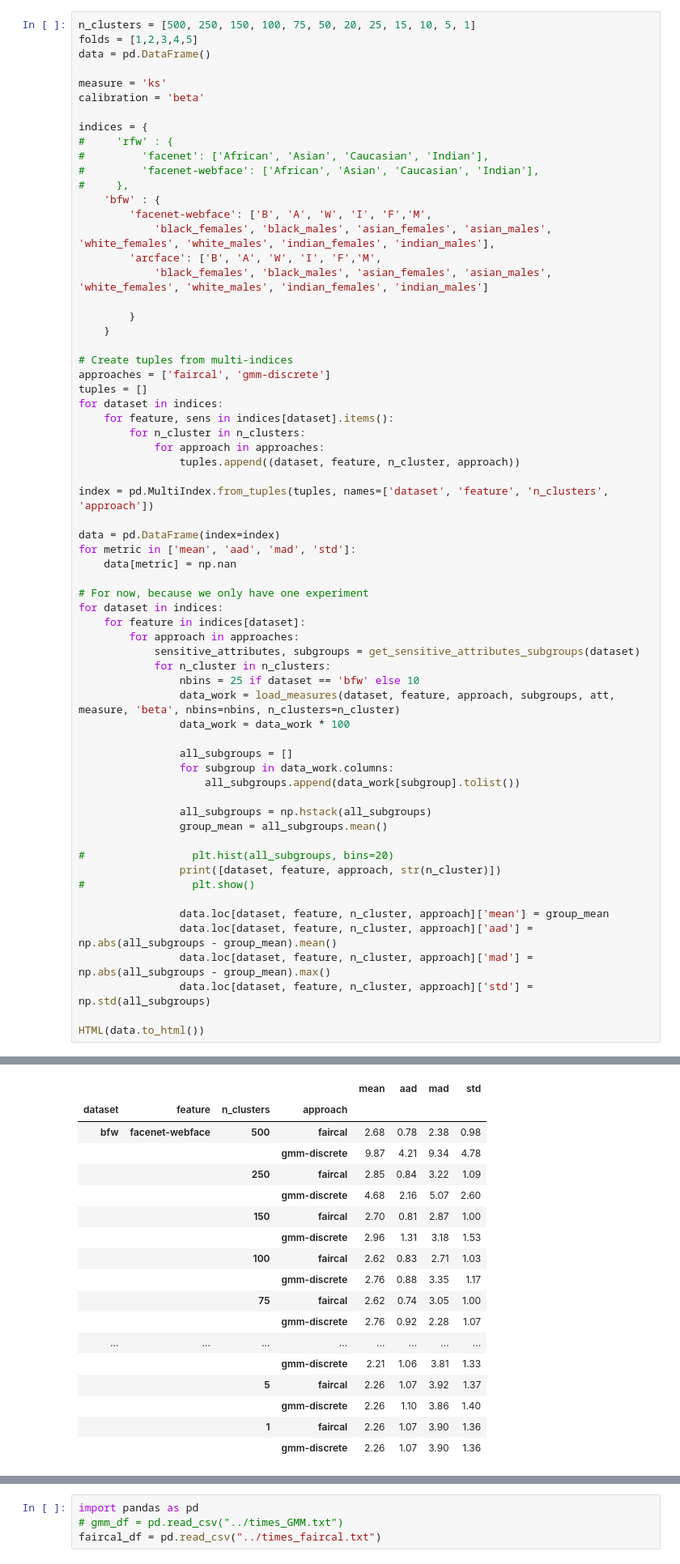
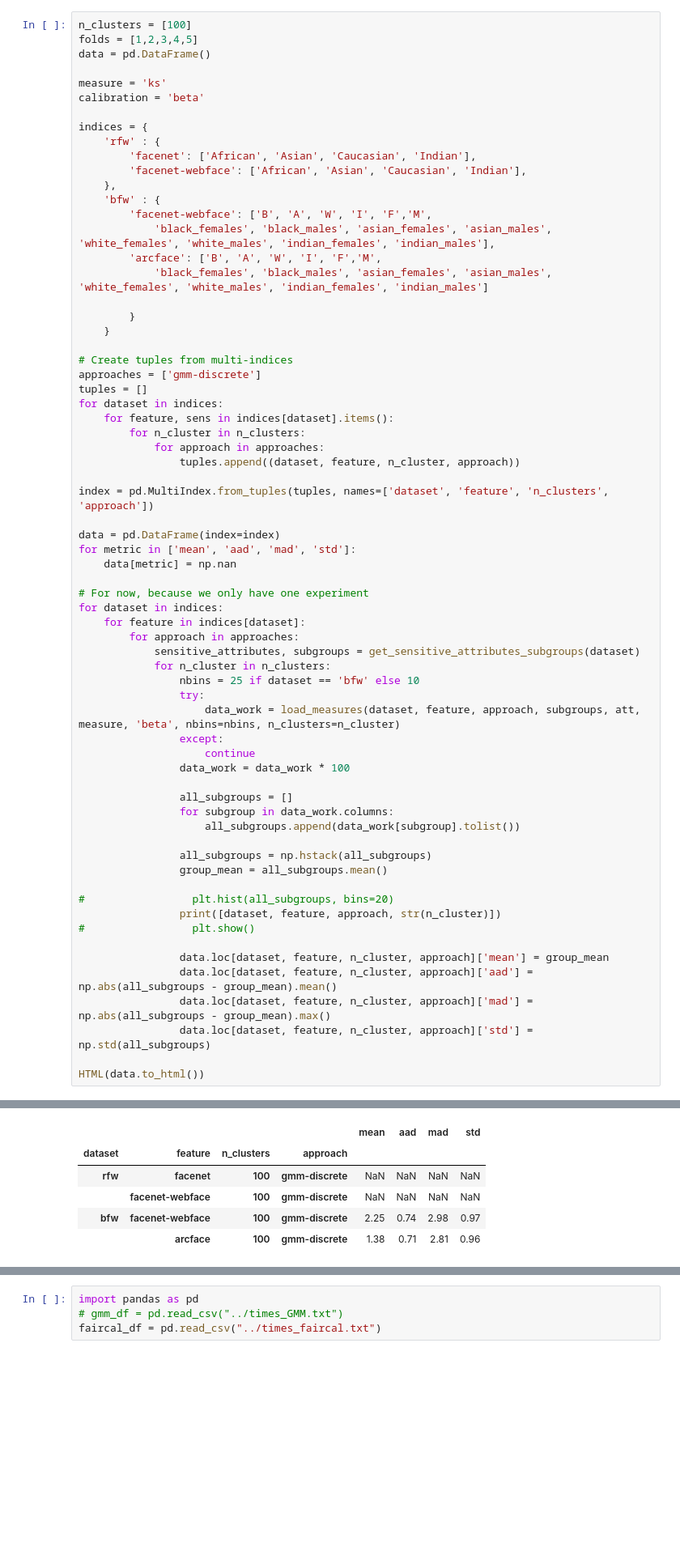
Before and after one commit to margajdon/reproduction-FAIRCAL, a Jupyter notebook: notebooks/GMM Analysis.ipynb, the cells around one changed output, grey strips where cells are left out. Shown at 81% size. Drawn from its saved outputs; the diff is of its cells as text; blank space fills up the shorter version.

```diff
--- a/notebooks/GMM Analysis.ipynb
+++ b/notebooks/GMM Analysis.ipynb
@@ -125,7 +126,7 @@ def get_sensitive_attributes_subgroups(dataset):
         }
     return sensitive_attributes, subgroups
 # %%
-n_clusters = [500, 250, 150, 100, 75, 50, 20, 25, 15, 10, 5, 1]
+n_clusters = [100]
 folds = [1,2,3,4,5]
 data = pd.DataFrame()
 
@@ -133,10 +134,10 @@ measure = 'ks'
 calibration = 'beta'
 
 indices = {
-#     'rfw' : {
-#         'facenet': ['African', 'Asian', 'Caucasian', 'Indian'],
-#         'facenet-webface': ['African', 'Asian', 'Caucasian', 'Indian'],
-#     },
+    'rfw' : {
+        'facenet': ['African', 'Asian', 'Caucasian', 'Indian'],
+        'facenet-webface': ['African', 'Asian', 'Caucasian', 'Indian'],
+    },
     'bfw' : {
         'facenet-webface': ['B', 'A', 'W', 'I', 'F','M',
             'black_females', 'black_males', 'asian_females', 'asian_males', 'white_females', 'white_males', 'indian_females', 'indian_males'],
@@ -147,7 +148,7 @@ indices = {
     }
 
 # Create tuples from multi-indices
-approaches = ['faircal', 'gmm-discrete']
+approaches = ['gmm-discrete']
 tuples = []
 for dataset in indices:
     for feature, sens in indices[dataset].items():
@@ -168,7 +169,10 @@ for dataset in indices:
             sensitive_attributes, subgroups = get_sensitive_attributes_subgroups(dataset)
             for n_cluster in n_clusters:
                 nbins = 25 if dataset == 'bfw' else 10
-                data_work = load_measures(dataset, feature, approach, subgroups, att, measure, 'beta', nbins=nbins, n_clusters=n_cluster)
+                try:
+                    data_work = load_measures(dataset, feature, approach, subgroups, att, measure, 'beta', nbins=nbins, n_clusters=n_cluster)
+                except:
+                    continue
                 data_work = data_work * 100
 
                 all_subgroups = []
@@ -209,21 +198,9 @@ HTML(data.to_html())
 |  |  |  |  | mean | aad | mad | std |
 | dataset | feature | n_clusters | approach |  |  |  |  |
-| bfw | facenet-webface | 500 | faircal | 2.68 | 0.78 | 2.38 | 0.98 |
-|  |  |  | gmm-discrete | 9.87 | 4.21 | 9.34 | 4.78 |
-|  |  | 250 | faircal | 2.85 | 0.84 | 3.22 | 1.09 |
-|  |  |  | gmm-discrete | 4.68 | 2.16 | 5.07 | 2.60 |
-|  |  | 150 | faircal | 2.70 | 0.81 | 2.87 | 1.00 |
-|  |  |  | gmm-discrete | 2.96 | 1.31 | 3.18 | 1.53 |
-|  |  | 100 | faircal | 2.62 | 0.83 | 2.71 | 1.03 |
-|  |  |  | gmm-discrete | 2.76 | 0.88 | 3.35 | 1.17 |
-|  |  | 75 | faircal | 2.62 | 0.74 | 3.05 | 1.00 |
-|  |  |  | gmm-discrete | 2.76 | 0.92 | 2.28 | 1.07 |
-| ... | ... | ... | ... | ... | ... | ... | ... |
-|  |  |  | gmm-discrete | 2.21 | 1.06 | 3.81 | 1.33 |
-|  |  | 5 | faircal | 2.26 | 1.07 | 3.92 | 1.37 |
-|  |  |  | gmm-discrete | 2.26 | 1.10 | 3.86 | 1.40 |
-|  |  | 1 | faircal | 2.26 | 1.07 | 3.90 | 1.36 |
-|  |  |  | gmm-discrete | 2.26 | 1.07 | 3.90 | 1.36 |
+| rfw | facenet | 100 | gmm-discrete | NaN | NaN | NaN | NaN |
+|  | facenet-webface | 100 | gmm-discrete | NaN | NaN | NaN | NaN |
+| bfw | facenet-webface | 100 | gmm-discrete | 2.25 | 0.74 | 2.98 | 0.97 |
+|  | arcface | 100 | gmm-discrete | 1.38 | 0.71 | 2.81 | 0.96 |
 # %%
 data = data.sort_index()
 
```
Also changed, not shown: parts of 4 cells of this notebook, 2 other files.
